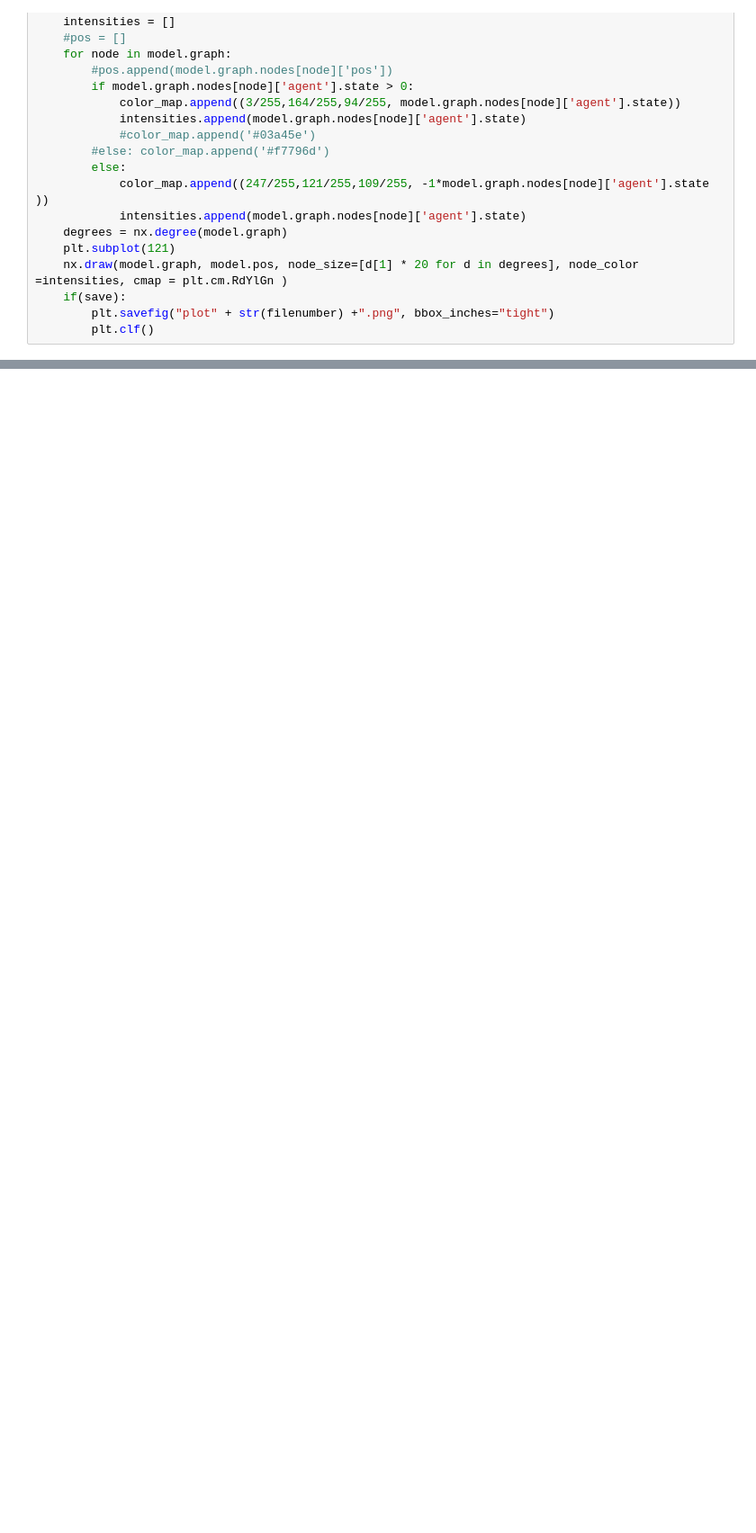
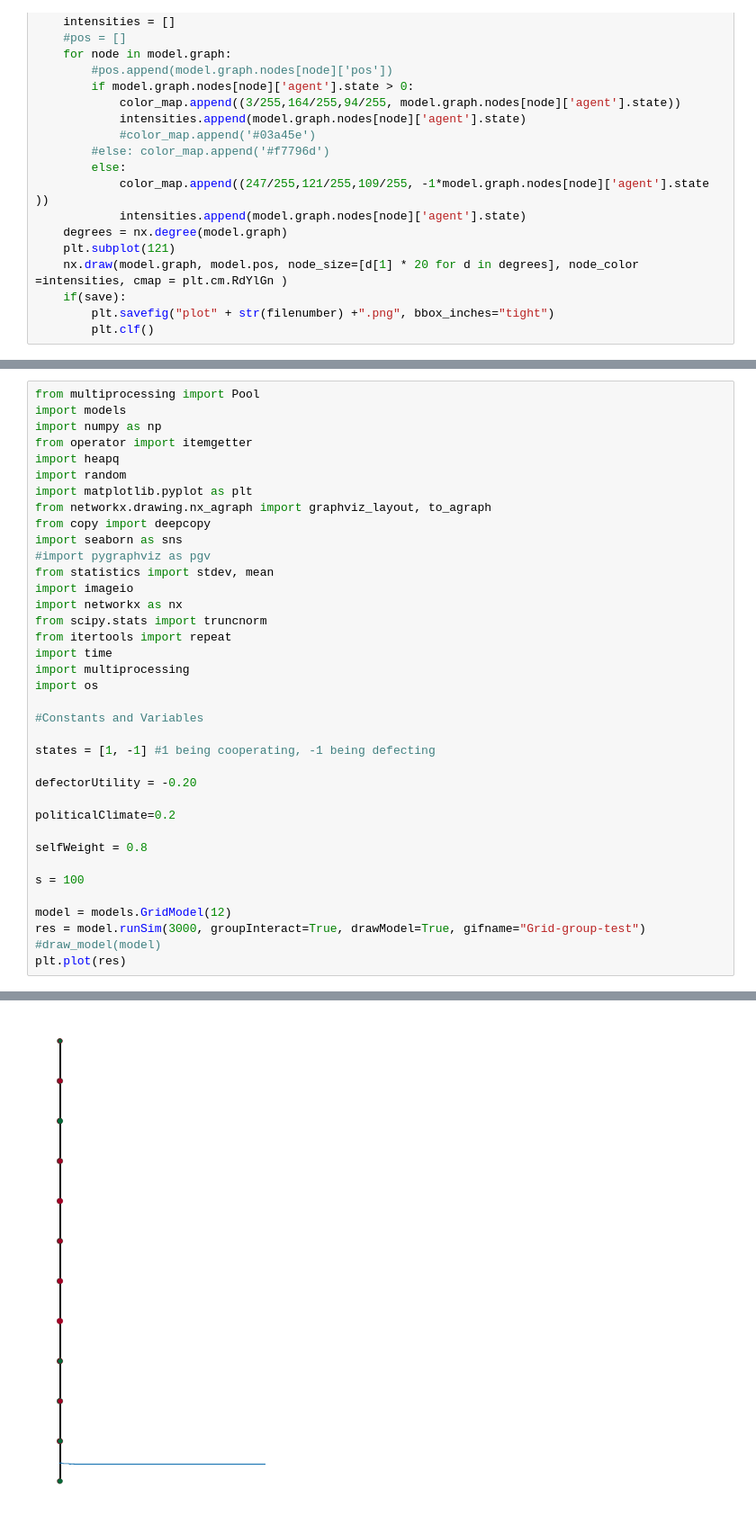
Before and after one commit to sigridbra/project-collective-altruism, a Jupyter notebook: Untitled.ipynb, the cells around one changed output, grey strips where cells are left out. Shown: that part at 90% size. Saved outputs shown, nothing was run; the diff lists cells and outputs as text; blank space fills up the shorter version.

```diff
--- a/Untitled.ipynb
+++ b/Untitled.ipynb
@@ -102,0 +94,38 @@ Wall time: 1.17 s
+# %%
+from multiprocessing import Pool
+import models
+import numpy as np
+from operator import itemgetter
+import heapq
+import random
+import matplotlib.pyplot as plt
+from networkx.drawing.nx_agraph import graphviz_layout, to_agraph
+from copy import deepcopy
+import seaborn as sns
+#import pygraphviz as pgv
+from statistics import stdev, mean
+import imageio
+import networkx as nx
+from scipy.stats import truncnorm
+from itertools import repeat
+import time
+import multiprocessing
+import os
+
+#Constants and Variables
+
+states = [1, -1] #1 being cooperating, -1 being defecting
+
+defectorUtility = -0.20
+
+politicalClimate=0.2
+
+selfWeight = 0.8
+
+s = 100
+
+model = models.GridModel(12)
+res = model.runSim(3000, groupInteract=True, drawModel=True, gifname="Grid-group-test")
+#draw_model(model)
+plt.plot(res)
+# %% [output]
@@ -102,0 +150 @@ Wall time: 1.17 s
+[figure, added]
```
Also changed, not shown: parts of 6 cells of this notebook, 2 other files.
